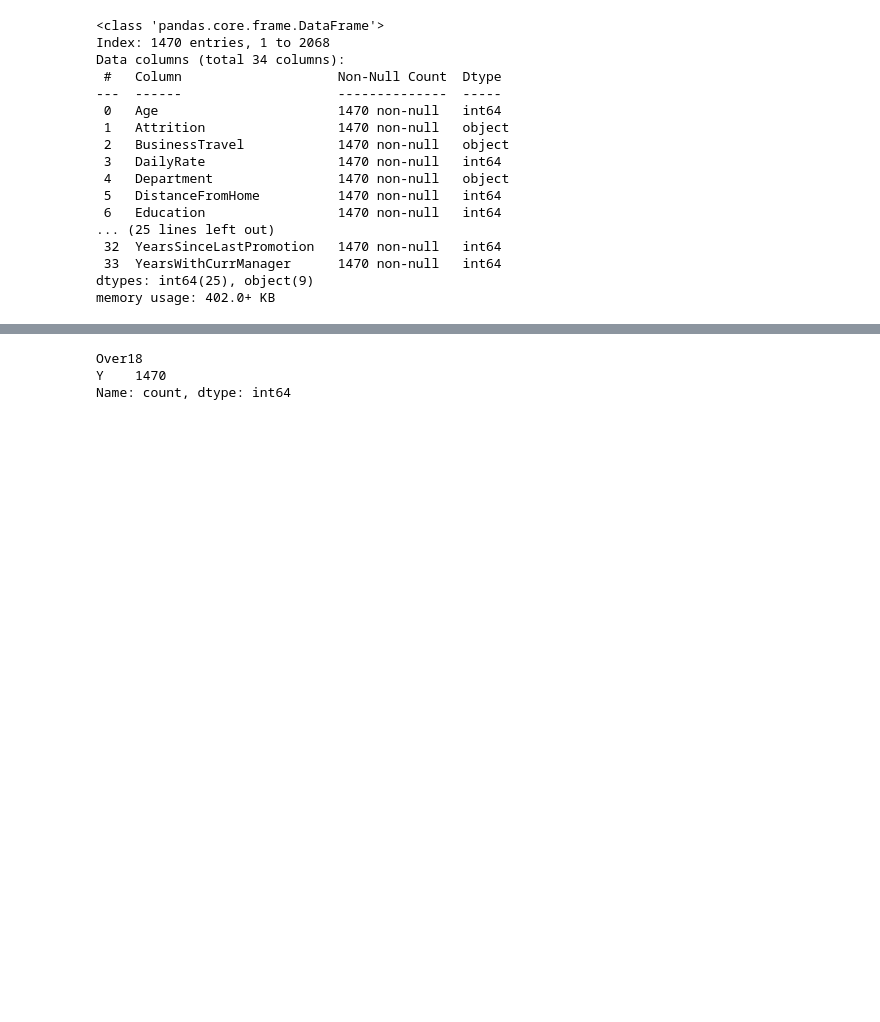
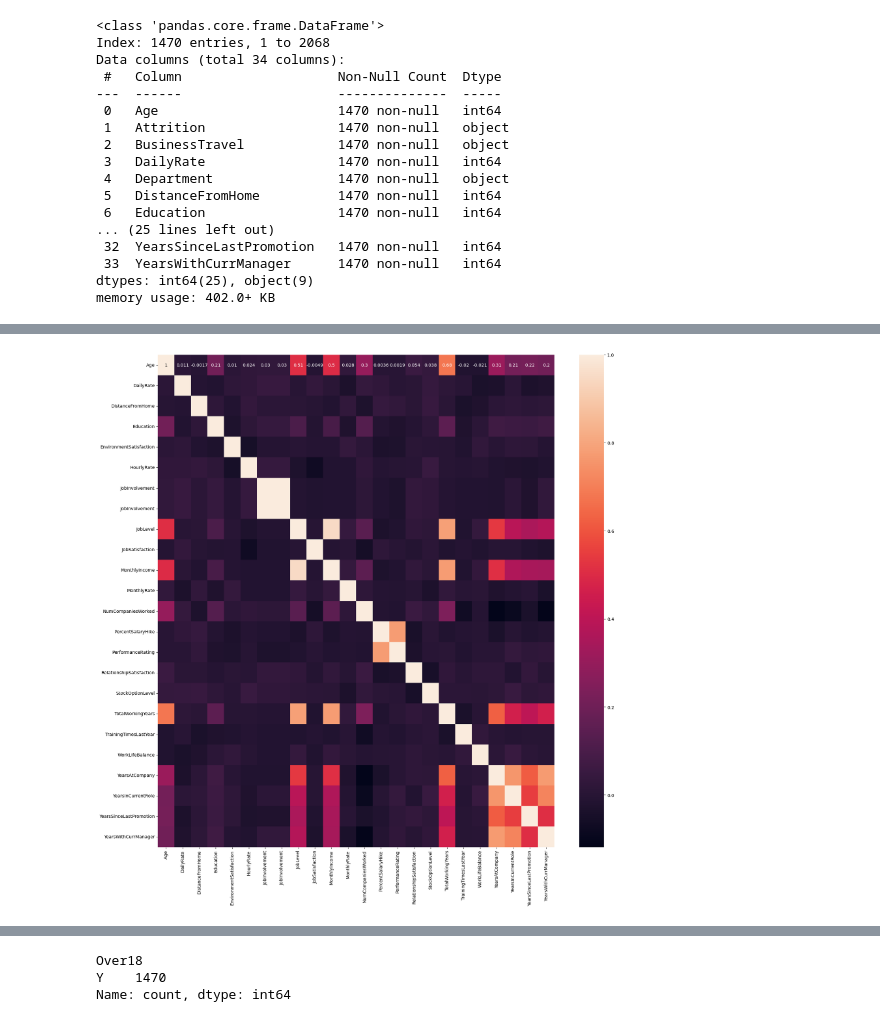
Before and after one commit to jmfsilvaj/HR-Analytics-Employee_Attrition, a Jupyter notebook: test_HR.ipynb, the cells around one changed output, grey strips where cells are left out. Cells and saved outputs as stored; diff of their text form; code cells hidden in the pictures; blank space fills up the shorter version.

```diff
--- a/test_HR.ipynb
+++ b/test_HR.ipynb
@@ -70,0 +72,7 @@ num
+# %%
+plt.figure(figsize=(20, 20))
+correlation_mat = num.corr()
+sns.heatmap(correlation_mat, annot = True)
+plt.show()
+# %% [output]
+[figure, added]
```
Also changed, not shown: parts of 8 cells of this notebook.
